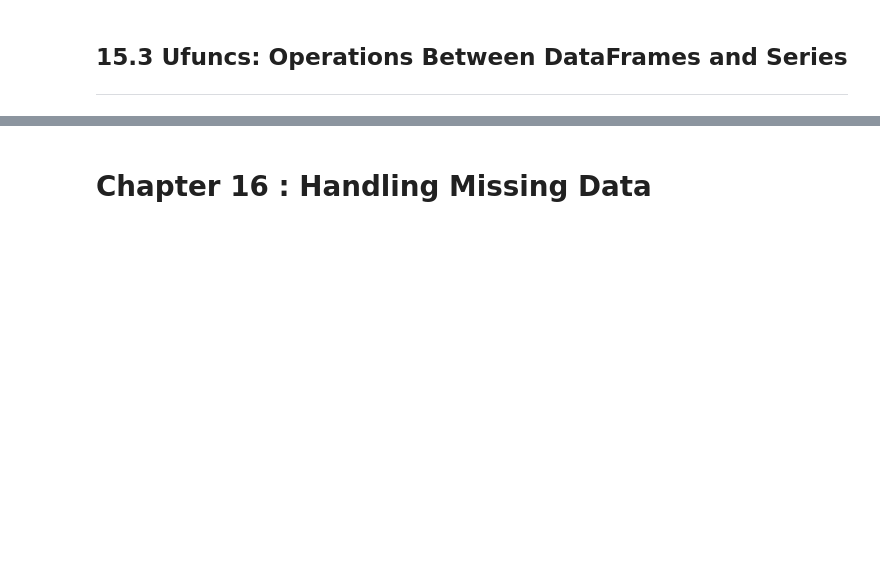
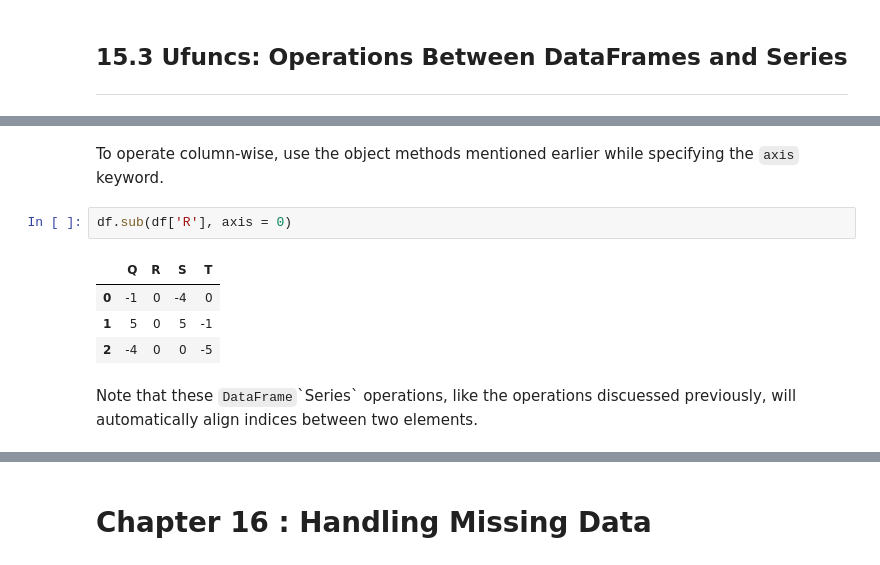
Before and after one commit to huymh/jupyter-notes, a Jupyter notebook: HB_2_Data_Manipulation_with_Pandas.ipynb, the cells around one changed output, grey strips where cells are left out. Cells and saved outputs as stored; diff of their text form; blank space fills up the shorter version.

```diff
--- a/HB_2_Data_Manipulation_with_Pandas.ipynb
+++ b/HB_2_Data_Manipulation_with_Pandas.ipynb
@@ -652,0 +812,11 @@ data[data.density > 120]
+# %% [markdown]
+To operate column-wise, use the object methods mentioned earlier while specifying the `axis` keyword.
+# %%
+df.sub(df['R'], axis = 0)
+# %% [output]
+|  | Q | R | S | T |
+| 0 | -1 | 0 | -4 | 0 |
+| 1 | 5 | 0 | 5 | -1 |
+| 2 | -4 | 0 | 0 | -5 |
+# %% [markdown]
+Note that these `DataFrame`\`Series` operations, like the operations discuessed previously, will automatically align indices between two elements.
```
Also changed, not shown: parts of 43 cells of this notebook.
